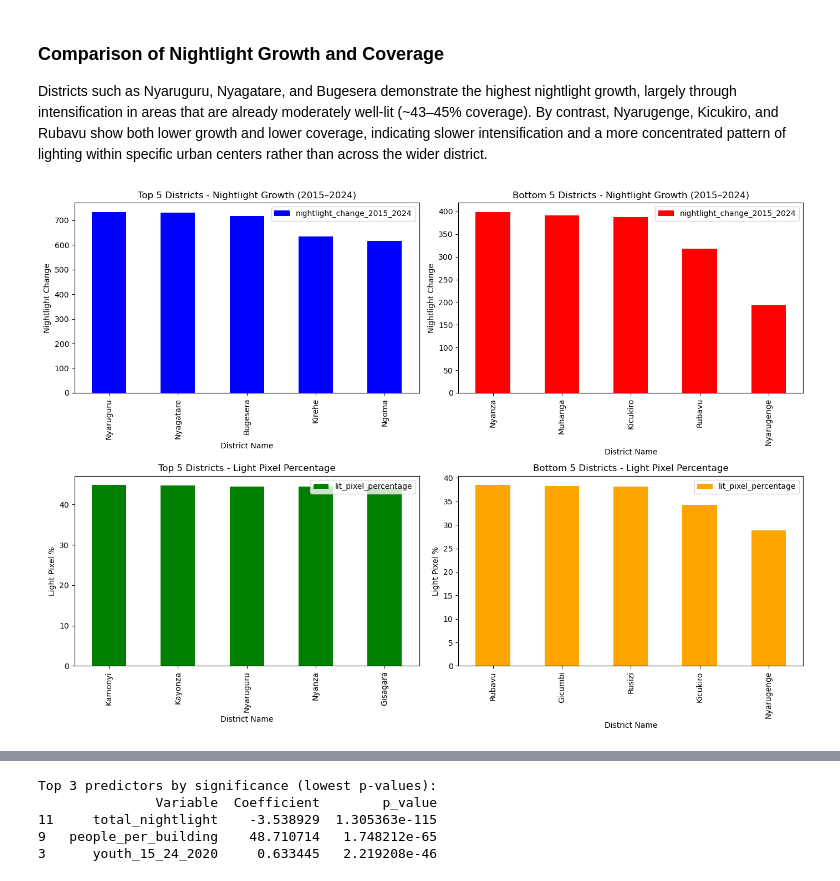
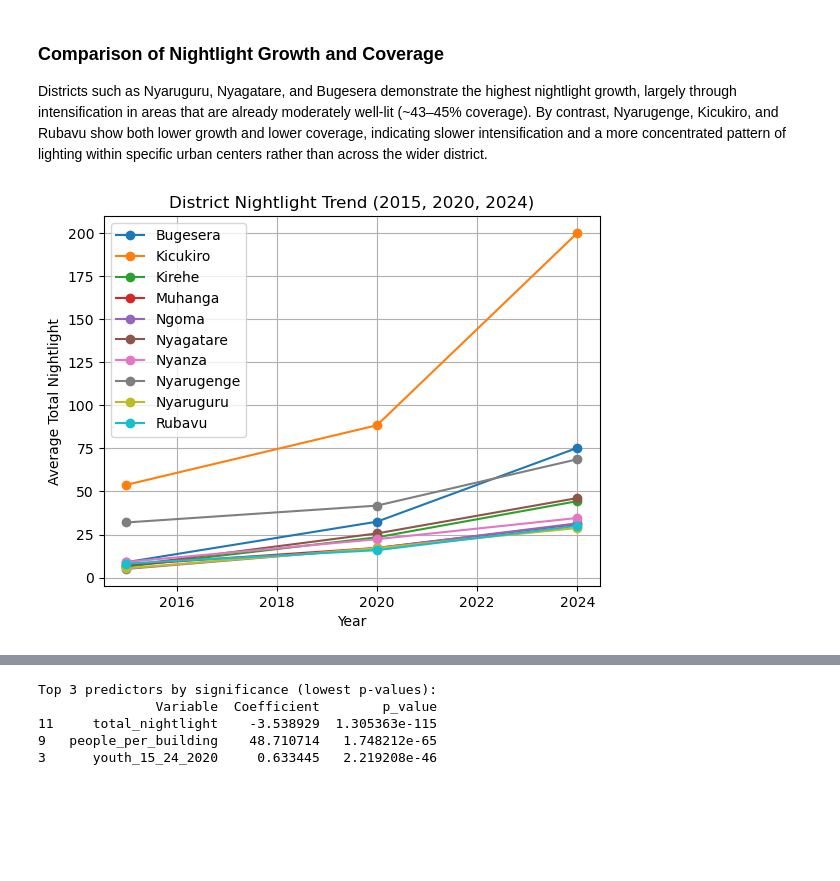
Before and after one commit to docileum/AIMS-DSCBI, a Jupyter notebook: notebooks/assignments/assignment-2.ipynb, the cells around one changed output, grey strips where cells are left out. Cells and saved outputs as stored; diff of their text form; code cells hidden in the pictures; blank space fills up the shorter version.

```diff
--- a/notebooks/assignments/assignment-2.ipynb
+++ b/notebooks/assignments/assignment-2.ipynb
@@ -422,14 +486,13 @@ district_averages.head()
 | 3 | Gasabo | 38.504546 | 410.918378 | 410.918378 |
 | 4 | Gatsibo | 42.004420 | 580.288466 | 580.288468 |
 # %%
+needed_variables = ['lit_pixel_percentage','nightlight_change_2015_2024']
+district_averages = cell_light_data_pivoted.groupby('dist_name')[needed_variables].mean().reset_index()
+district_lightchange_sorted = district_averages.sort_values('nightlight_change_2015_2024', ascending=False, ignore_index=True)
 
-district_averages_sorted = district_averages.sort_values('nightlight_change_2015_2024', ascending=False)
+print("\tTop 5 districts with highest nightlight growth (2015-2024)")
+print(tabulate(district_lightchange_sorted.head(5), headers="keys", tablefmt="fancy_grid"))
 
-top_5_districts_growth = district_averages_sorted.head(5)
-print("Top 5 districts with highest nightlight growth (2015-2024):")
-print(top_5_districts_growth[['dist_name', 'nightlight_change_2015_2024', 'lit_pixel_percentage']])
-
-bottom_5_districts_growth = district_averages_sorted.tail(5)
-print("\n\nBottom 5 districts with lowest nightlight growth (2015-2024):")
-print(bottom_5_districts_growth[['dist_name', 'nightlight_change_2015_2024', 'lit_pixel_percentage']])
+print("\n\tBottom 5 districts with lowest nightlight growth (2015-2024)")
+print(tabulate(district_lightchange_sorted.tail(5), headers="keys", tablefmt="fancy_grid"))
 # %% [output]
@@ -481,28 +544,44 @@ Bottom 5 districts with lowest lit pixel percentages:
 
 Districts such as Nyaruguru, Nyagatare, and Bugesera demonstrate the highest nightlight growth, largely through intensification in areas that are already moderately well-lit (~43–45% coverage).
 By contrast, Nyarugenge, Kicukiro, and Rubavu show both lower growth and lower coverage, indicating slower intensification and a more concentrated pattern of lighting within specific urban centers rather than across the wider district.
+# %%
+
+extreme_districts = (district_lightchange_sorted.head(5)['dist_name'].tolist() + district_lightchange_sorted.tail(5)['dist_name'].tolist())
+extreme_data = cell_light_data[cell_light_data['dist_name'].isin(extreme_districts)]
+
+yearly_district_light = extreme_data.groupby(['year', 'dist_name'])['total_nightlight'].mean().unstack()
+
+yearly_district_light.plot(marker='o')
+plt.xlabel('Year')
+plt.ylabel('Average Total Nightlight')
+plt.title('District Nightlight Trend (2015, 2020, 2024)')
+plt.grid(True)
+plt.legend()
+plt.show()
+# %% [output]
+[figure, added]
 # %%
 fig, axes = plt.subplots(2, 2, figsize=(14,10))
 
-top_5_districts_growth.plot(x="dist_name", y="nightlight_change_2015_2024", kind="bar",
+district_lightchange_sorted.head(5).plot(x="dist_name", y="nightlight_change_2015_2024", kind="line",
                 ax=axes[0,0], color="blue")
 axes[0,0].set_title("Top 5 Districts - Nightlight Growth (2015–2024)")
 axes[0,0].set_xlabel("District Name")
 axes[0,0].set_ylabel("Nightlight Change")
 
-bottom_5_districts_growth.plot(x="dist_name", y="nightlight_change_2015_2024", kind="bar",
+district_lightchange_sorted.tail(5).plot(x="dist_name", y="nightlight_change_2015_2024", kind="line",
                    ax=axes[0,1], color="red")
 axes[0,1].set_title("Bottom 5 Districts - Nightlight Growth (2015–2024)")
 axes[0,1].set_xlabel("District Name")
 axes[0,1].set_ylabel("Nightlight Change")
 
-top_5_districts_light.plot(x="dist_name", y="lit_pixel_percentage", kind="bar",
+district_pixelpercent_sorted.head(5).plot(x="dist_name", y="lit_pixel_percentage", kind="bar",
              ax=axes[1,0], color="green")
 axes[1,0].set_title("Top 5 Districts - Light Pixel Percentage")
 axes[1,0].set_xlabel("District Name")
 axes[1,0].set_ylabel("Light Pixel %")
 
-bottom_5_districts_light.plot(x="dist_name", y="lit_pixel_percentage", kind="bar",
+district_pixelpercent_sorted.tail(5).plot(x="dist_name", y="lit_pixel_percentage", kind="bar",
                 ax=axes[1,1], color="orange")
 axes[1,1].set_title("Bottom 5 Districts - Light Pixel Percentage")
 axes[1,1].set_xlabel("District Name")
@@ -510,8 +589,6 @@ axes[1,1].set_ylabel("Light Pixel %")
 
 plt.tight_layout()
 plt.show()
-# %% [output]
-[figure, removed]
 # %%
 """
 According to the documentation, the Nightlights Dataset is derived from the VIIRS satellite.
```
Also changed, not shown: parts of 19 cells of this notebook.
